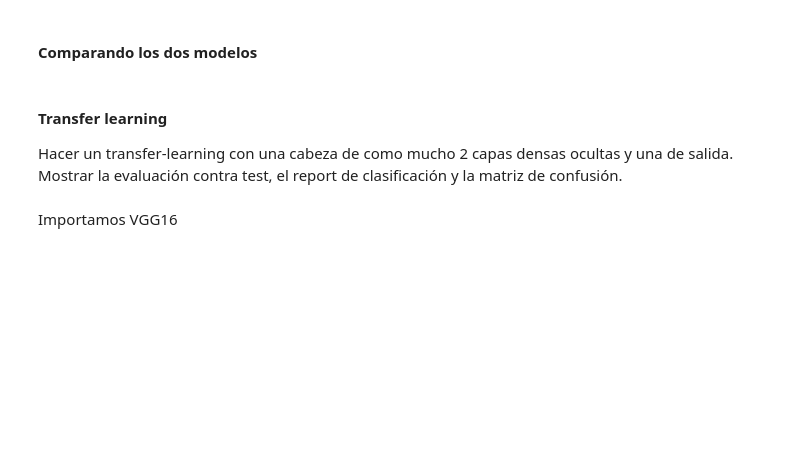
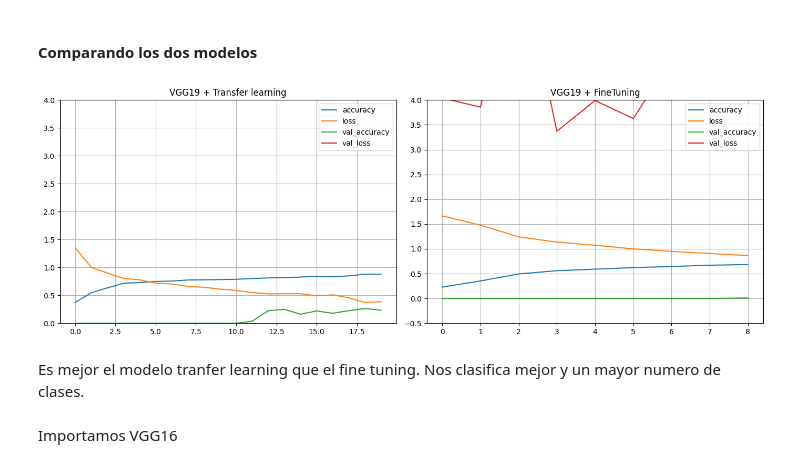
Before and after one commit to LupeVillegas/ONLINE_DS_THEBRIDGE_basic, a Jupyter notebook: Sprint_16/Unidad_02/18_Practica_Obligatoria_CNN_Transfer_Learning_Fine_Tuning.ipynb, the cells around one changed output. Drawn from its saved outputs; the diff is of its cells as text; code cells hidden in the pictures; blank space fills up the shorter version.

```diff
--- a/Sprint_16/Unidad_02/18_Practica_Obligatoria_CNN_Transfer_Learning_Fine_Tuning.ipynb
+++ b/Sprint_16/Unidad_02/18_Practica_Obligatoria_CNN_Transfer_Learning_Fine_Tuning.ipynb
@@ -227,22 +317,22 @@ ConfusionMatrixDisplay.from_predictions(y_test_norma, y_pred);
 # %%
 fig, axes = plt.subplots(1, 2, figsize=(14, 5))  # 1 row, 2 columns
 
 pd.DataFrame(vgghist.history).plot(ax=axes[0])
 axes[0].grid(True)
-axes[0].set_ylim(0, 1)
+axes[0].set_ylim(0, 4)
 axes[0].set_title("VGG19 + Transfer learning")
 
 pd.DataFrame(vgg_fine_hist.history).plot(ax=axes[1])
 axes[1].grid(True)
-axes[1].set_ylim(0, 1)
+axes[1].set_ylim(-0.5, 4)
 axes[1].set_title("VGG19 + FineTuning")
 
 plt.tight_layout()
 plt.show()
+# %% [output]
+[figure, added]
-# %% [markdown]
-#### Transfer learning
-
-Hacer un transfer-learning con una cabeza de como mucho 2 capas densas ocultas y una de salida. Mostrar la evaluación contra test, el report de clasificación y la matriz de confusión.
+# %% [markdown]
+Es mejor el modelo tranfer learning que el fine tuning. Nos clasifica mejor y un mayor numero de clases.
 # %% [markdown]
 Importamos VGG16
 # %%
```
Also changed, not shown: parts of 13 cells of this notebook, 1 other file.
